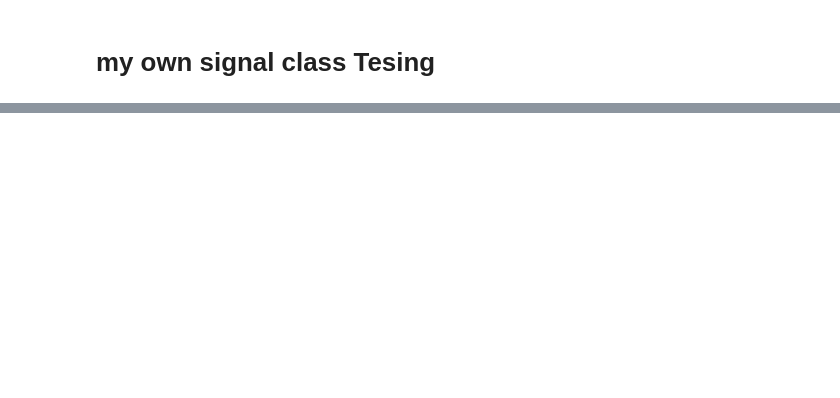
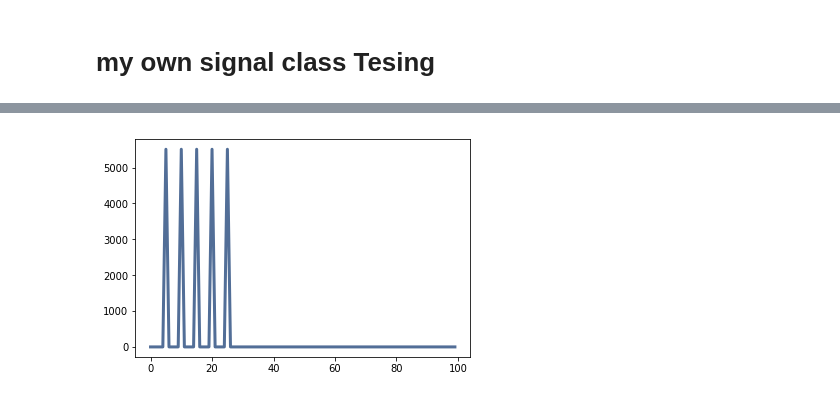
Before and after one commit to wangqiang1983/ThinkDSP, a Jupyter notebook: wangqiang1983_code/MyownSignals.ipynb, the cells around one changed output, grey strips where cells are left out. Drawn from its saved outputs; the diff is of its cells as text; code cells hidden in the pictures; blank space fills up the shorter version.

```diff
--- a/wangqiang1983_code/MyownSignals.ipynb
+++ b/wangqiang1983_code/MyownSignals.ipynb
@@ -31,0 +66,5 @@ sig.plot()
+# %%
+ss = ww.make_spectrum()
+ss.plot(high=100)
+# %% [output]
+[figure, added]
```
Also changed, not shown: parts of 10 cells of this notebook, 2 other files.
